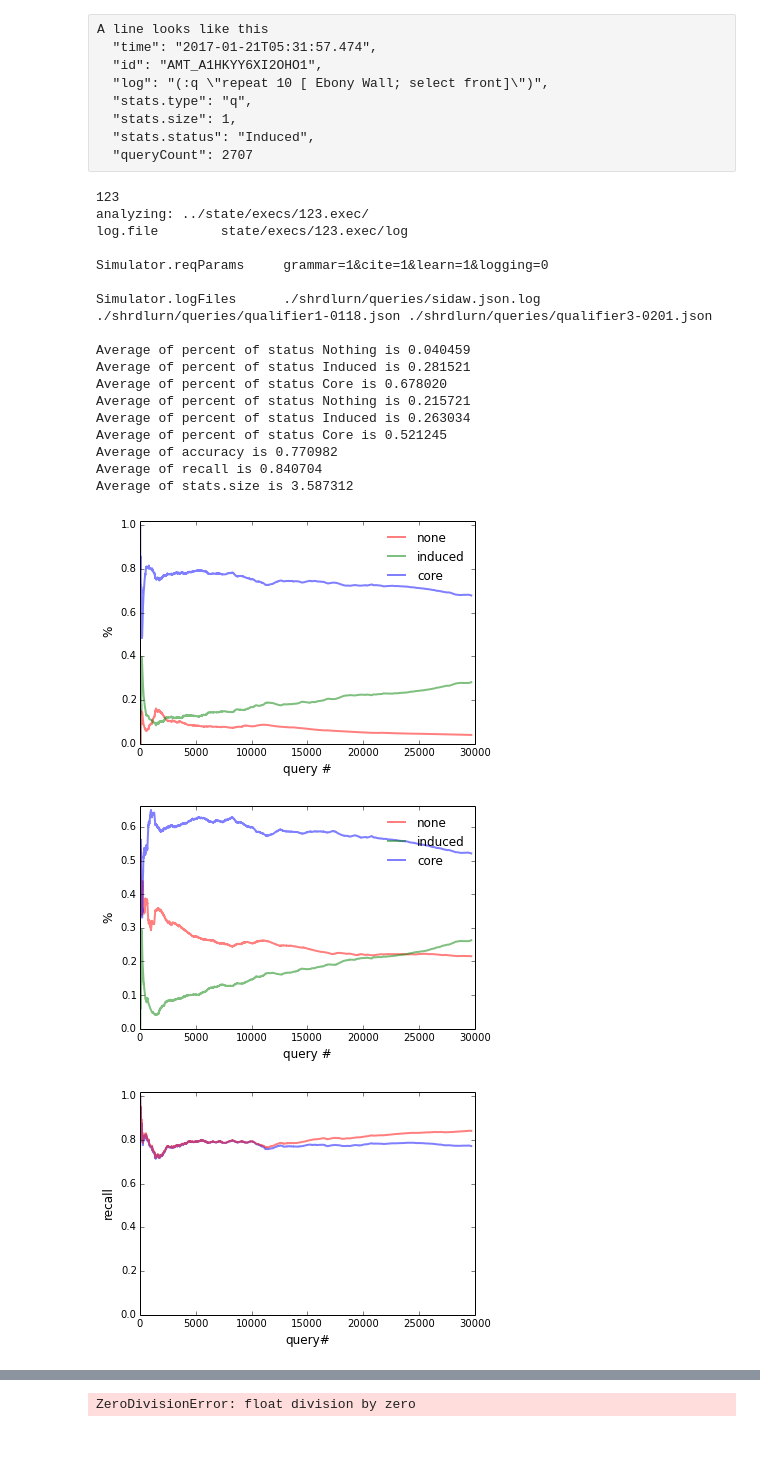
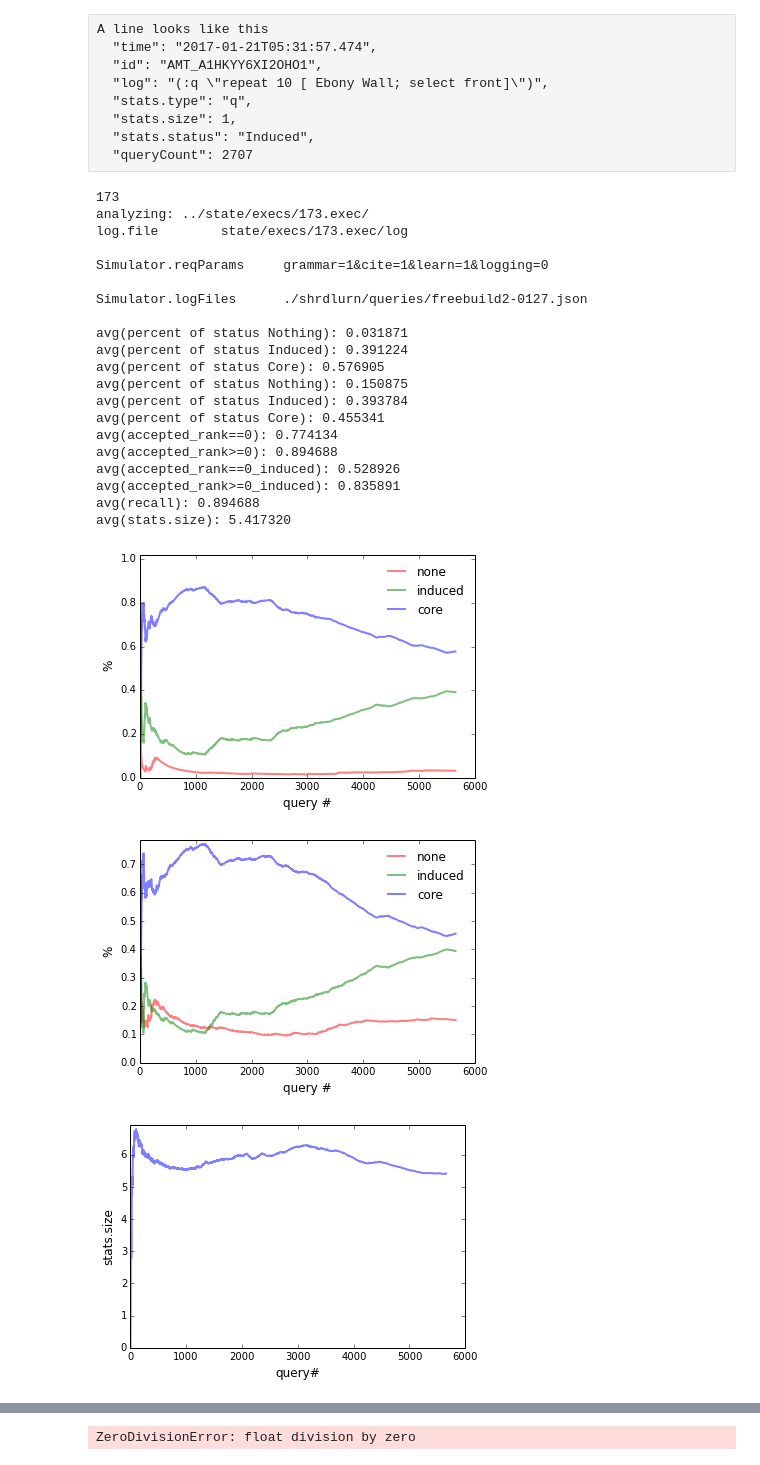
Before and after one commit to percyliang/sempre, a Jupyter notebook: shrdlurn/generate_plots.ipynb, the cells around one changed output, grey strips where cells are left out. Saved outputs shown, nothing was run; the diff lists cells and outputs as text; code cells hidden in the pictures.

```diff
--- a/shrdlurn/generate_plots.ipynb
+++ b/shrdlurn/generate_plots.ipynb
@@ -51,7 +51,7 @@ def plot_cumavg(x, y, xlabel='query#', ylabel='recall', title=None):
     # plt.savefig(os.path.join(execPath,plottitle) ,  bbox_inches="tight")
 
 def print_avg(x, name = 'unnamed'):
-    print 'Average of %s is %f' % (name, reduce(lambda a,b: a+b, x) / float(len(x)));
+    print 'avg(%s): %f' % (name, reduce(lambda a,b: a+b, x) / float(len(x)));
 
 with open('../state/lastExec', 'rb') as lastExec:
     lastExecInd = lastExec.readline().strip()
@@ -95,55 +95,62 @@ plt.figure()
 plotCoreInducedNone([r for r in rows if r['stats.type'] == 'accept'])
 savefig('parse_status_accepted.pdf')
 
 plt.figure()
 plotCoreInducedNone([r for r in rows if r['stats.type'] == 'q'])
 savefig('parse_status_q.pdf')
 
-def simple_acc():
+def print_stats():
     filtered_rows = [r for r in rows if r['stats.type'] == 'accept']
-    query_counts = [r['queryCount'] for r in filtered_rows]
-    accepts = [1 if r['stats.rank']==0 else 0 for r in filtered_rows]
-    plot_cumavg(query_counts, accepts, xlabel='query#', ylabel='accuracy');
-    print_avg(accepts, 'accuracy')
-plt.figure()
-simple_acc()
+    x = [1 if r['stats.rank']==0 else 0 for r in filtered_rows]
+    print_avg(x, 'accepted_rank==0')
+    x = [1 if r['stats.rank']>=0 else 0 for r in filtered_rows]
+    print_avg(x, 'accepted_rank>=0')
+    x = [1 if r['stats.rank']==0 else 0 for r in filtered_rows if r['stats.status']=='Induced']
+    print_avg(x, 'accepted_rank==0_induced')
+    x = [1 if r['stats.rank']>=0 else 0 for r in filtered_rows if r['stats.status']=='Induced']
+    print_avg(x, 'accepted_rank>=0_induced')
+
+print_stats()
 
 def simple_recall():
     filtered_rows = [r for r in rows if r['stats.type'] == 'accept']
     query_counts = [r['queryCount'] for r in filtered_rows]
     recall = [1 if r['stats.rank']>=0 else 0 for r in filtered_rows]
-    plot_cumavg(query_counts, recall, xlabel='query#', ylabel='recall');
+    #plot_cumavg(query_counts, recall, xlabel='query#', ylabel='recall');
     print_avg(recall, 'recall')
-p['color'] = 'r'
+# p['color'] = 'r'
 simple_recall()
 
 def average_stat(stat = 'stats.size', type = 'q'):
     filtered_rows = [r for r in rows if r['stats.type'] == type]
     query_counts = [r['queryCount'] for r in filtered_rows]
     stats = [r[stat] for r in filtered_rows]
     plot_cumavg(query_counts, stats, xlabel='query#', ylabel=stat);
     print_avg(stats, stat)
 plt.figure()
 p['color'] = 'b'
 average_stat(stat = 'stats.size')
 # %% [output]
-123
-analyzing: ../state/execs/123.exec/
-log.file        state/execs/123.exec/log
+173
+analyzing: ../state/execs/173.exec/
+log.file        state/execs/173.exec/log
 
 Simulator.reqParams     grammar=1&cite=1&learn=1&logging=0
 
-Simulator.logFiles      ./shrdlurn/queries/sidaw.json.log ./shrdlurn/queries/qualifier1-0118.json ./shrdlurn/queries/qualifier3-0201.json
+Simulator.logFiles      ./shrdlurn/queries/freebuild2-0127.json
 
-Average of percent of status Nothing is 0.040459
-Average of percent of status Induced is 0.281521
-Average of percent of status Core is 0.678020
-Average of percent of status Nothing is 0.215721
-Average of percent of status Induced is 0.263034
-Average of percent of status Core is 0.521245
-Average of accuracy is 0.770982
-Average of recall is 0.840704
-Average of stats.size is 3.587312
+avg(percent of status Nothing): 0.031871
+avg(percent of status Induced): 0.391224
+avg(percent of status Core): 0.576905
+avg(percent of status Nothing): 0.150875
+avg(percent of status Induced): 0.393784
+avg(percent of status Core): 0.455341
+avg(accepted_rank==0): 0.774134
+avg(accepted_rank>=0): 0.894688
+avg(accepted_rank==0_induced): 0.528926
+avg(accepted_rank>=0_induced): 0.835891
+avg(recall): 0.894688
+avg(stats.size): 5.417320
-[figure, old version]
+[figure, new version]
-[figure, old version]
+[figure, new version]
-[figure, old version]
+[figure, new version]
```
Also changed, not shown: parts of 4 cells of this notebook, 8 other files.
